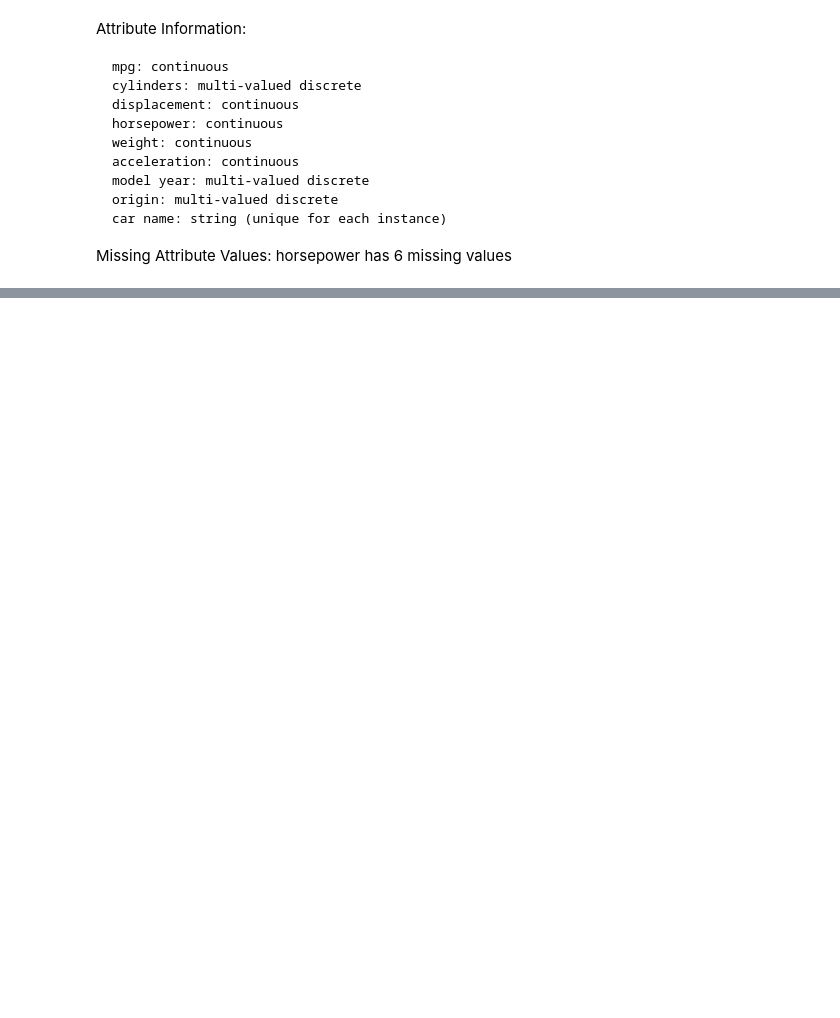
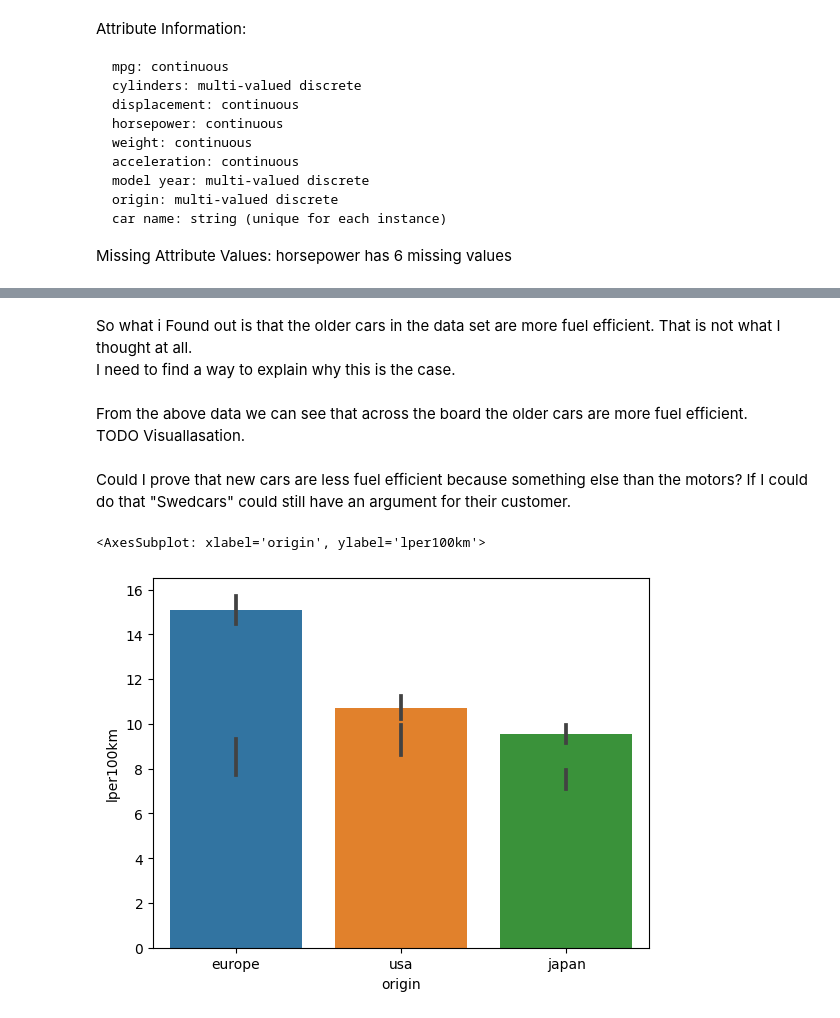
Before and after one commit to Rufshod/Statistical_Analysis_Alexander_Andersson, a Jupyter notebook: Lab/Lab_cars.ipynb, the cells around one changed output, grey strips where cells are left out. Cells and saved outputs as stored; diff of their text form; code cells hidden in the pictures; blank space fills up the shorter version.

```diff
--- a/Lab/Lab_cars.ipynb
+++ b/Lab/Lab_cars.ipynb
@@ -67,0 +202,15 @@ The point of this analysis is to check for how
+# %% [markdown]
+So what i Found out is that the older cars in the data set are more fuel efficient. That is not what I thought at all.
+I need to find a way to explain why this is the case.
+# %% [markdown]
+From the above data we can see that across the board the older cars are more fuel efficient.
+TODO Visuallasation.
+# %% [markdown]
+Could I prove that new cars are less fuel efficient because something else than the motors? If I could do that "Swedcars" could still have an argument for their customer.
+# %%
+# Are cars more fuel efficient from different origins?
+sns.barplot(data=cars_older, y="lper100km", x="origin")
+sns.barplot(data=cars_newer, y="lper100km", x="origin")
+# %% [output]
+<AxesSubplot: xlabel='origin', ylabel='lper100km'>
+[figure, added]
```
Also changed, not shown: parts of 23 cells of this notebook, 6 other files.
